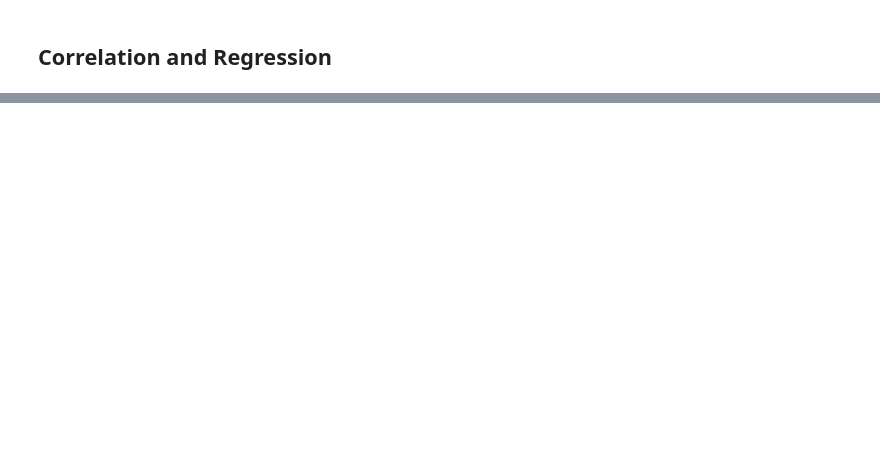
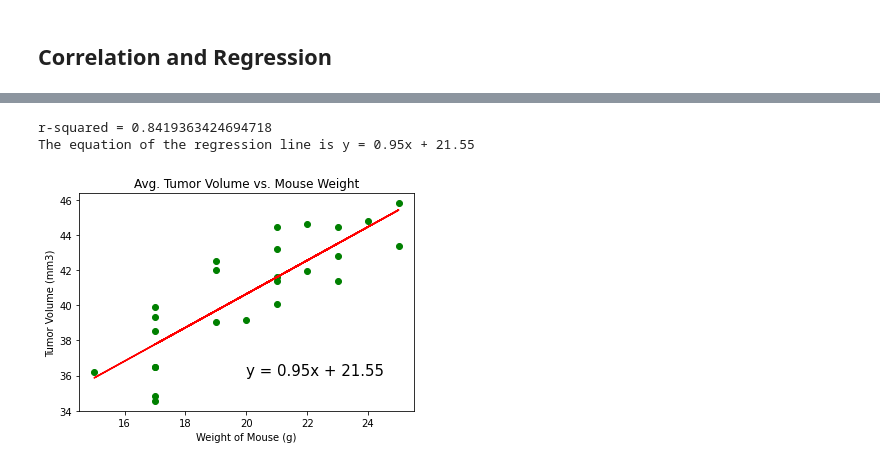
Before and after one commit to azapuchlak/Matplotlib-Homework, a Jupyter notebook: Pymaceuticals.ipynb, the cells around one changed output, grey strips where cells are left out. Drawn from its saved outputs; the diff is of its cells as text; code cells hidden in the pictures; blank space fills up the shorter version.

```diff
--- a/Pymaceuticals.ipynb
+++ b/Pymaceuticals.ipynb
@@ -274,0 +304,29 @@ Text(0.5, 1.0, 'Capomulin Reaction in Mouse s185')
+# %%
+#Calculate linear regression
+(slope, intercept, rvalue, pvalue, stderr) = linregress(x_values, y_values)
+regress_values = x_values * slope + intercept
+
+line_eq = f'y = {str(round(slope,2))}x + {str(round(intercept,2))}'
+# %%
+#Plot the Regression
+plt.scatter(x_values,y_values, color = "green")
+plt.plot(x_values,regress_values,"r-")
+
+# Annotate linear regression
+plt.annotate(line_eq,(20,36),fontsize=15,color="black")
+
+#-------------------------------------------------------------------
+#Formatting
+
+plt.title("Avg. Tumor Volume vs. Mouse Weight")
+plt.xlabel("Weight of Mouse (g)")
+plt.ylabel("Tumor Volume (mm3)")
+
+#Print Regression Info
+print(f"r-squared = {rvalue}")
+print(f"The equation of the regression line is {line_eq}")
+plt.show()
+# %% [output]
+r-squared = 0.8419363424694718
+The equation of the regression line is y = 0.95x + 21.55
+[figure, added]
```
Also changed, not shown: parts of 7 cells of this notebook.
